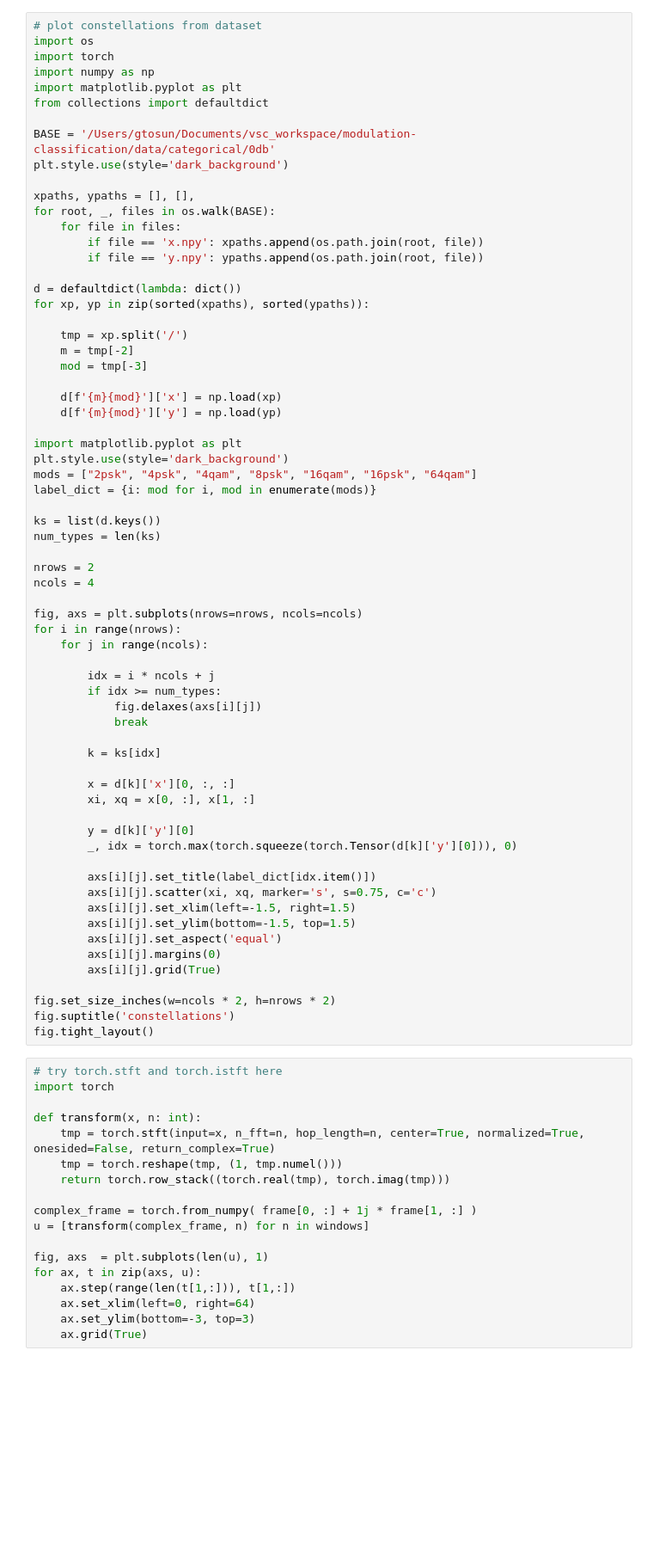
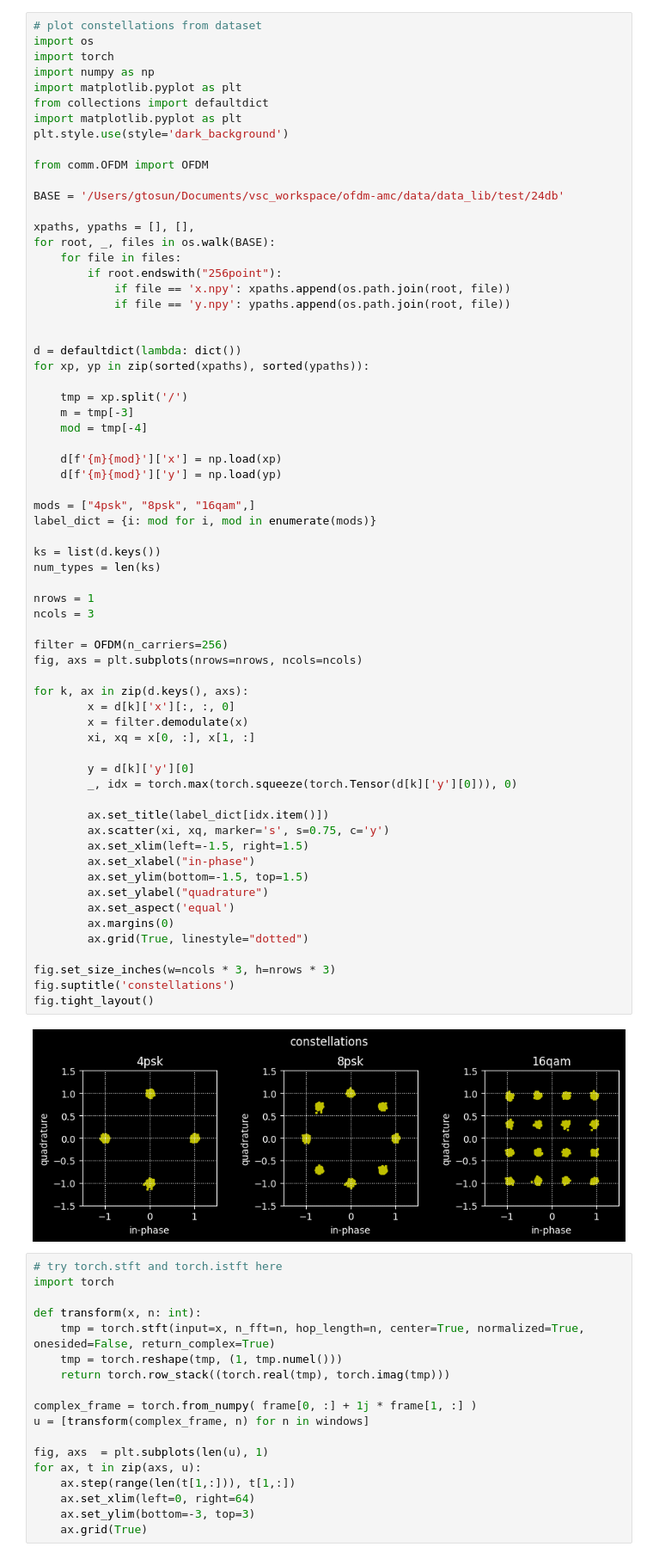
Before and after one commit to gokhanntosun/ofdm-amc, a Jupyter notebook: notebook.ipynb, the cells around one changed output. Shown at 86% size. Saved outputs shown, nothing was run; the diff lists cells and outputs as text; blank space fills up the shorter version.

```diff
--- a/notebook.ipynb
+++ b/notebook.ipynb
@@ -46,65 +61,66 @@ import torch
 import numpy as np
 import matplotlib.pyplot as plt
 from collections import defaultdict
+import matplotlib.pyplot as plt
+plt.style.use(style='dark_background')
 
-BASE = '/Users/gtosun/Documents/vsc_workspace/modulation-classification/data/categorical/0db'
-plt.style.use(style='dark_background')
+from comm.OFDM import OFDM
+
+BASE = '/Users/gtosun/Documents/vsc_workspace/ofdm-amc/data/data_lib/test/24db'
 
 xpaths, ypaths = [], [],
 for root, _, files in os.walk(BASE):
     for file in files:
-        if file == 'x.npy': xpaths.append(os.path.join(root, file))
-        if file == 'y.npy': ypaths.append(os.path.join(root, file))
+        if root.endswith("256point"):
+            if file == 'x.npy': xpaths.append(os.path.join(root, file))
+            if file == 'y.npy': ypaths.append(os.path.join(root, file))
+
 
 d = defaultdict(lambda: dict())
 for xp, yp in zip(sorted(xpaths), sorted(ypaths)):
 
     tmp = xp.split('/')
-    m = tmp[-2]
-    mod = tmp[-3]
+    m = tmp[-3]
+    mod = tmp[-4]
 
     d[f'{m}{mod}']['x'] = np.load(xp)
     d[f'{m}{mod}']['y'] = np.load(yp)
 
-import matplotlib.pyplot as plt
-plt.style.use(style='dark_background')
-mods = ["2psk", "4psk", "4qam", "8psk", "16qam", "16psk", "64qam"]
+mods = ["4psk", "8psk", "16qam",]
 label_dict = {i: mod for i, mod in enumerate(mods)}
 
 ks = list(d.keys())
 num_types = len(ks)
 
-nrows = 2
-ncols = 4
+nrows = 1
+ncols = 3
 
+filter = OFDM(n_carriers=256)
 fig, axs = plt.subplots(nrows=nrows, ncols=ncols)
-for i in range(nrows):
-    for j in range(ncols):
 
-        idx = i * ncols + j
-        if idx >= num_types:
-            fig.delaxes(axs[i][j])
-            break
-
-        k = ks[idx]
-
-        x = d[k]['x'][0, :, :]
+for k, ax in zip(d.keys(), axs):
+        x = d[k]['x'][:, :, 0]
+        x = filter.demodulate(x)
         xi, xq = x[0, :], x[1, :]
 
         y = d[k]['y'][0]
         _, idx = torch.max(torch.squeeze(torch.Tensor(d[k]['y'][0])), 0)
 
-        axs[i][j].set_title(label_dict[idx.item()])
-        axs[i][j].scatter(xi, xq, marker='s', s=0.75, c='c')
-        axs[i][j].set_xlim(left=-1.5, right=1.5)
-        axs[i][j].set_ylim(bottom=-1.5, top=1.5)
-        axs[i][j].set_aspect('equal')
-        axs[i][j].margins(0)
-        axs[i][j].grid(True)
+        ax.set_title(label_dict[idx.item()])
+        ax.scatter(xi, xq, marker='s', s=0.75, c='y')
+        ax.set_xlim(left=-1.5, right=1.5)
+        ax.set_xlabel("in-phase")
+        ax.set_ylim(bottom=-1.5, top=1.5)
+        ax.set_ylabel("quadrature")
+        ax.set_aspect('equal')
+        ax.margins(0)
+        ax.grid(True, linestyle="dotted")
 
-fig.set_size_inches(w=ncols * 2, h=nrows * 2)
+fig.set_size_inches(w=ncols * 3, h=nrows * 3)
 fig.suptitle('constellations')
 fig.tight_layout()
+# %% [output]
+[figure, added]
 # %%
 # try torch.stft and torch.istft here
 import torch
```
Also changed, not shown: parts of 4 cells of this notebook.
